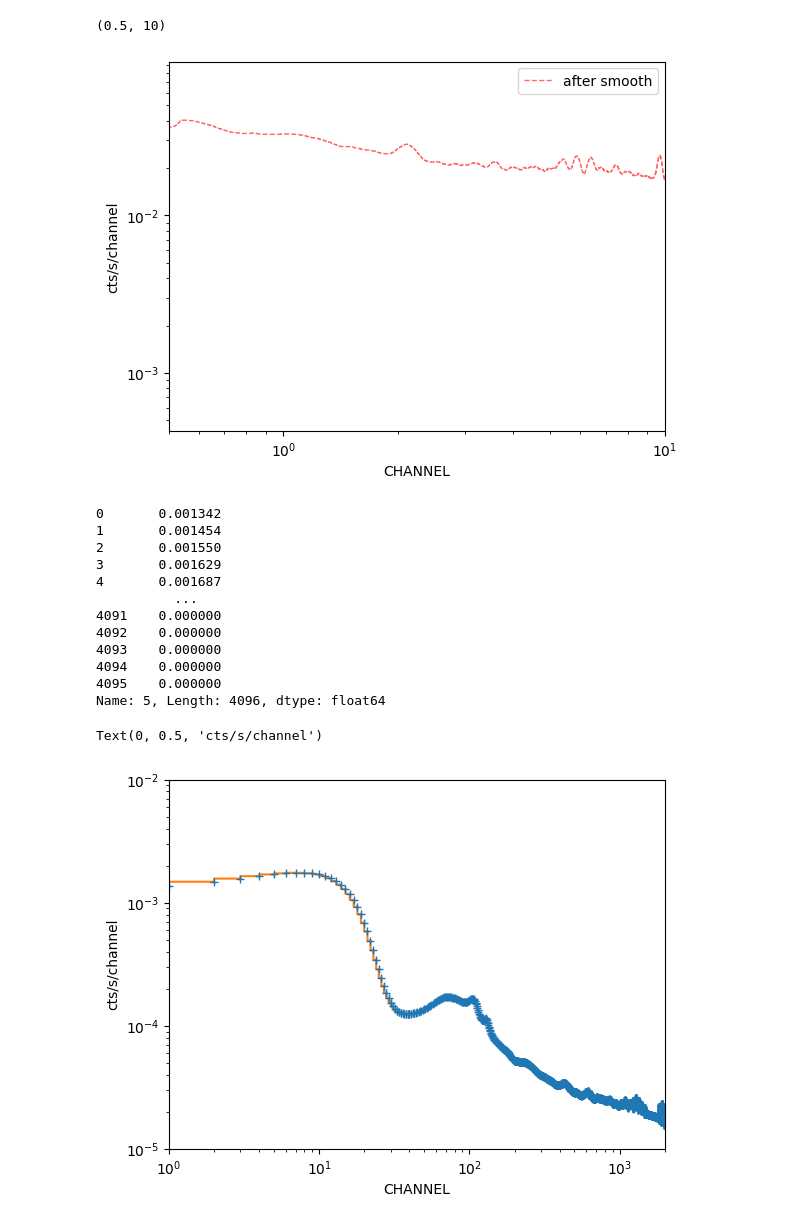
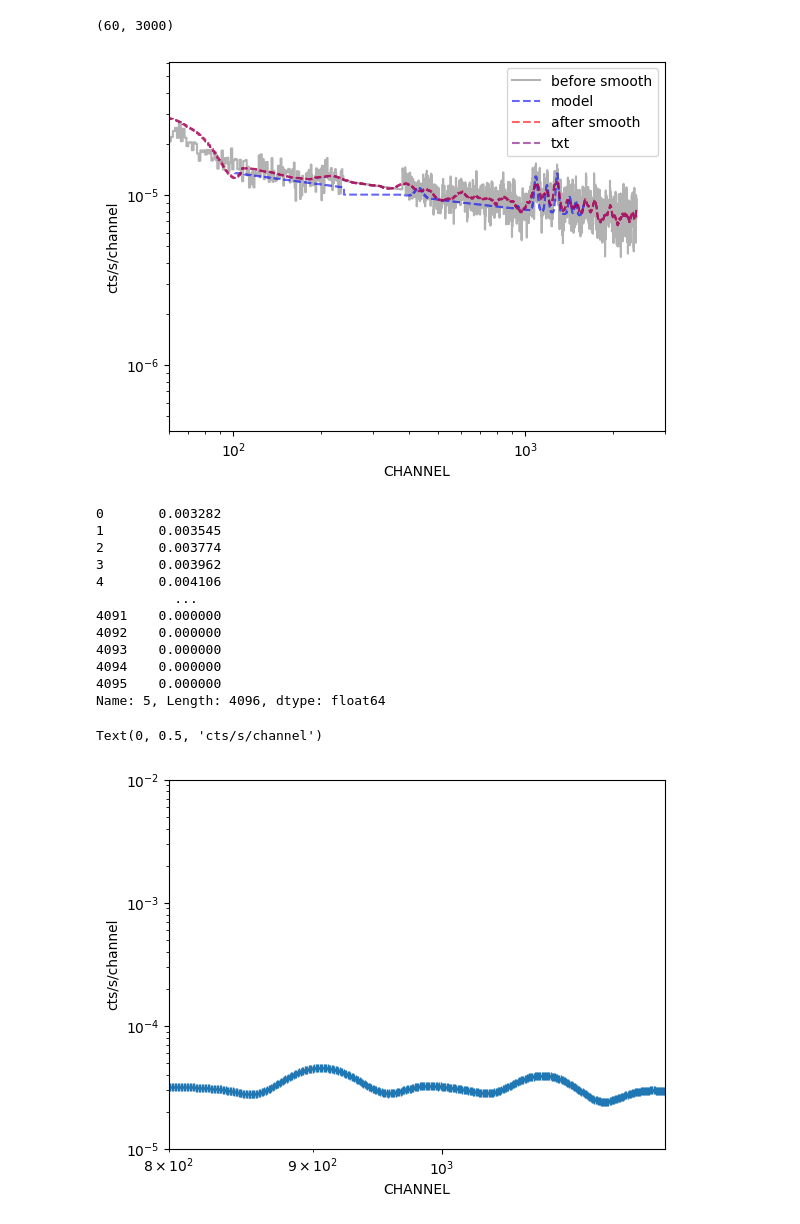
Before and after one commit to yanlingchen1/XGAP-ABUN, a Jupyter notebook: codes/verify_eckert/xspec-fitting-pipeline/bkg-atable-pipeline/plot_smoothed_qpb.ipynb, the cells around one changed output. Drawn from its saved outputs; the diff is of its cells as text; code cells hidden in the pictures.

Commit message:
IMPORTANT FIX: smooth the qpb in every region instead of only bkg region

```diff
--- a/codes/verify_eckert/xspec-fitting-pipeline/bkg-atable-pipeline/plot_smoothed_qpb.ipynb
+++ b/codes/verify_eckert/xspec-fitting-pipeline/bkg-atable-pipeline/plot_smoothed_qpb.ipynb
@@ -4,41 +4,47 @@ import matplotlib.pyplot as plt
 from astropy.io import fits
 # %%
 # make plot
-filepath = f'/Users/eusracenorth/Documents/work/XGAP-ABUN/data/ID3460/eckert/ID3460/0903892401/SDSSTG3460_bkg'
+filepath = f'/Users/eusracenorth/Documents/work/XGAP-ABUN/data/ID3460/eckert/ID3460/0903892401/SDSSTG3460_reg6'
 ## original pha
-ori_file = f'{filepath}/mos2S002-back-SDSSTG3460_bkg.pi'
+ori_file = f'{filepath}/mos1S001-back-SDSSTG3460_reg6.pi'
 ori_f = fits.open(ori_file)
 ## bkgsmooth pha
-file = f'{filepath}/mos2S002-back-smoothed_savgol-140-5.pi'
+file = f'{filepath}/mos1S001-back-smoothed_savgol-140-5.pi'
 f = fits.open(file)
+
 ## model pha
-mdl_file = f'{filepath}/../fit_231019/dats/qpb_mos2_bkg.qdp'
+mdl_file = f'{filepath}/../fit_231019/dats/qpb_mos1_reg6.qdp'
 import pandas as pd
-mdl_file = f'{filepath}/../fit_231019/dats/qpb_mos2_bkg.qdp'
+mdl_file = f'{filepath}/../fit_231019/dats/qpb_mos1_reg6.qdp'
 mdl_df = pd.read_csv(mdl_file, skiprows=3, header=None, delim_whitespace=True)
 mdl_f = mdl_df.iloc[:, 4]
 
-rmf_f = fits.open(f'{filepath}/mos2S002-SDSSTG3460_bkg.rmf')
+## bkgsmooth pha
+txt_file = f'{filepath}/mos1S001-back-smoothed_savgol-140-5.txt'
+txt_f = pd.read_csv(txt_file, header = None, delim_whitespace=True)
+rmf_f = fits.open(f'{filepath}/mos1S001-SDSSTG3460_reg6.rmf')
 ebins = np.insert(rmf_f[2].data['E_MIN'],0,1e-5)
 # plt.step(f[1].data['CHANNEL'], ori_f[1].data['RATE'], alpha = 0.3, label = 'before smooth', color = 'k')
-# plt.step(f[1].data['CHANNEL'], ori_f[1].data['COUNTS']/16445, alpha = 0.3, label = 'before smooth', color = 'k')
-# plt.step(mdl_df.iloc[:,0], mdl_f, alpha = 0.6, linestyle = 'dashed', label = 'model', color = 'b')
-plt.stairs(f[1].data['RATE']/np.diff(ebins), ebins, alpha = 0.6, linestyle = 'dashed', label = 'after smooth',  color = 'r')
+plt.step(f[1].data['CHANNEL'], ori_f[1].data['COUNTS']/16445, alpha = 0.3, label = 'before smooth', color = 'k')
+plt.step(mdl_df.iloc[:,0], mdl_f, alpha = 0.6, linestyle = 'dashed', label = 'model', color = 'b')
+plt.step(f[1].data['CHANNEL'], f[1].data['RATE'],  alpha = 0.6, linestyle = 'dashed', label = 'after smooth',  color = 'r')
+plt.step(f[1].data['CHANNEL'], txt_f.iloc[:,2]*12.6,  alpha = 0.6, linestyle = 'dashed', label = 'txt',color = 'purple')
+# plt.stairs(f[1].data['RATE']/np.diff(ebins), ebins, alpha = 0.6, linestyle = 'dashed', label = 'after smooth',  color = 'r')
 # plt.xlabel('E [keV]')
 plt.xlabel('CHANNEL')
 plt.ylabel('cts/s/channel')
 plt.xscale('log')
 plt.yscale('log')
 # NOTICE 500-2000 channel for mos
 f.close()
 rmf_f.close()
 plt.legend()
-# plt.xlim(60,3000)
-plt.xlim(0.5,10)
-# plt.ylim(5e-5, 4e-4)
+plt.xlim(60,3000)
+# plt.xlim(0.5,10)
+# plt.ylim(5e-6, 4e-5)
 # %% [output]
-(0.5, 10)
+(60, 3000)
-[figure, old version]
+[figure, new version]
 # %%
 import pandas as pd
 filepath = f'/Users/eusracenorth/Documents/work/XGAP-ABUN/data/ID3460/eckert/ID3460/0903892401/SDSSTG3460_bkg'
@@ -57,17 +63,17 @@ plt.step(mdl_df.iloc[:, 0], mdl_df.iloc[:, 4])
 # plt.step(mdl_df.iloc[:, 0], mdl_df.iloc[:, 6])
 plt.xscale('log')
 plt.yscale('log')
-plt.xlim(1,2000)
+plt.xlim(800,1200)
 print(mdl_df.iloc[:, 5])
 plt.ylim(1e-5, 1e-2)
 plt.xlabel('CHANNEL')
 plt.ylabel('cts/s/channel')
 # %% [output]
-0       0.001342
-1       0.001454
-2       0.001550
-3       0.001629
-4       0.001687
+0       0.003282
+1       0.003545
+2       0.003774
+3       0.003962
+4       0.004106
           ...
 4091    0.000000
 4092    0.000000
@@ -76,4 +82,4 @@ plt.ylabel('cts/s/channel')
 4095    0.000000
 Name: 5, Length: 4096, dtype: float64
 Text(0, 0.5, 'cts/s/channel')
-[figure, old version]
+[figure, new version]
```
Also changed, not shown: 2 other files.
